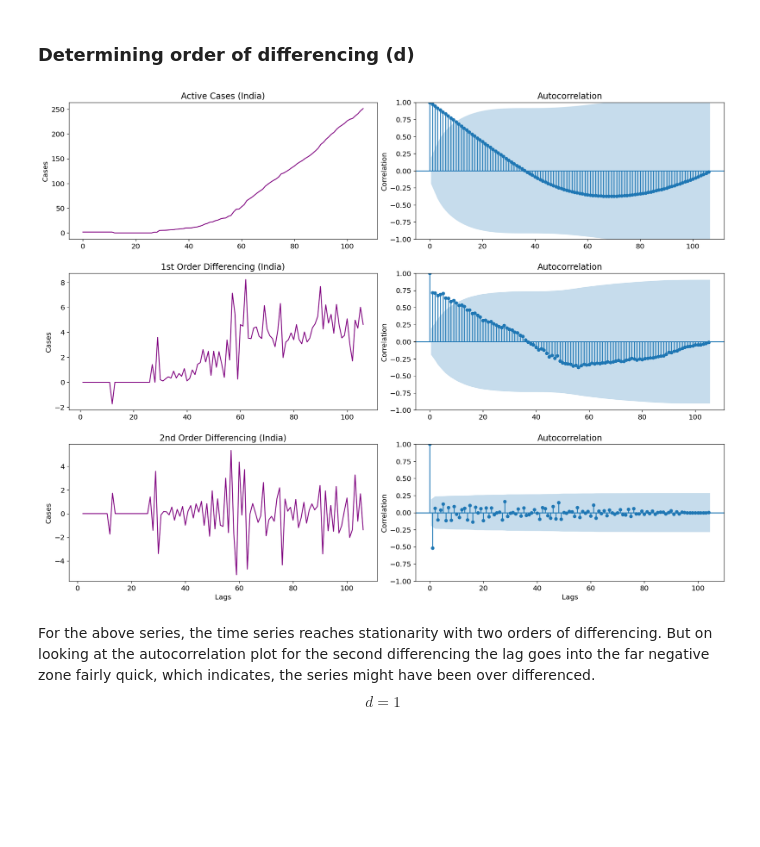
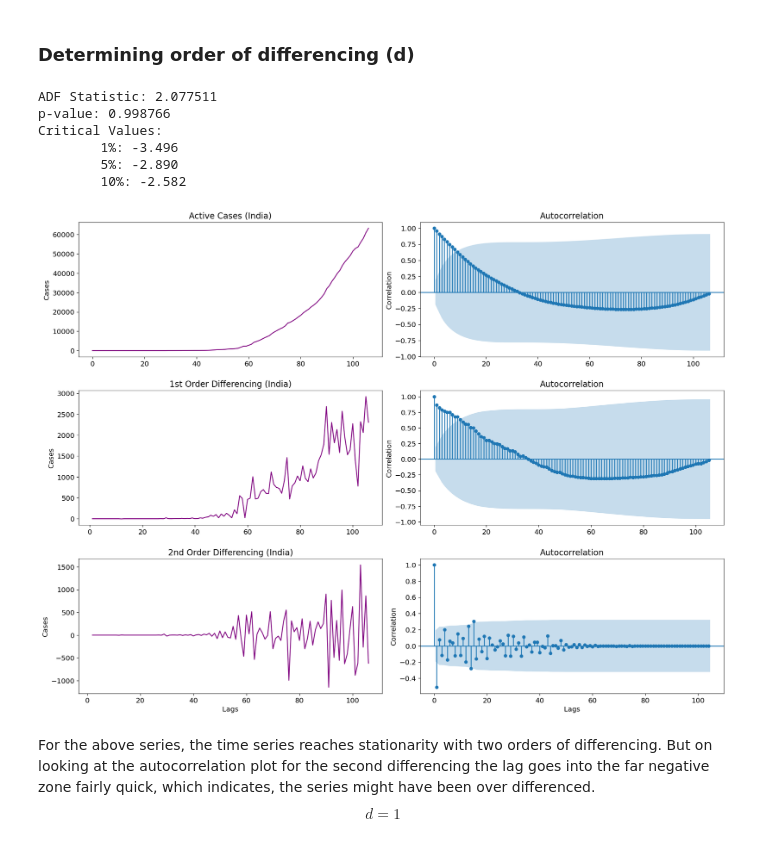
Before and after one commit to bharathvariar/Time-Forecasting-with-ARIMA-and-Neural-Networks, a Jupyter notebook: Deep Learning Project.ipynb, the cells around one changed output. Cells and saved outputs as stored; diff of their text form; code cells hidden in the pictures; blank space fills up the shorter version.

Commit message:
Model fit successfully on active cases in India

```diff
--- a/Deep Learning Project.ipynb
+++ b/Deep Learning Project.ipynb
@@ -93,38 +88,52 @@ confirmed_test = confirmed_df["2021-04-23":"2021-04-08"]
 ## Model Selection
 # %% [markdown]
 ### Determining order of differencing (d)
+# %%
+# Original Series
+country = "India"
+df = pd.DataFrame((active_train[country].to_numpy()), columns = {'cases'})
+# %%
+result = adfuller(df)
+print('ADF Statistic: %f' % result[0])
+print('p-value: %f' % result[1])
+print('Critical Values:')
+for key, value in result[4].items():
+    print('\t%s: %.3f' % (key, value))
+# %% [output]
+ADF Statistic: 2.077511
+p-value: 0.998766
+Critical Values:
+        1%: -3.496
+        5%: -2.890
+        10%: -2.582
 # %%
-# Original Series
-country = "India"
-df = pd.DataFrame(np.sqrt(active_train[country].to_numpy()), columns = {'cases'})
-
 fig, axes = plt.subplots(3, 2, figsize=(20, 15))
 fig.subplots_adjust(hspace=0.250, wspace=0.125)
 axes[0, 0].plot(df, "purple")
 axes[0, 0].set(title=f"Active Cases ({country})", ylabel="Cases")
 plot_acf(df, ax=axes[0, 1], lags=df.shape[0] - 1)
 axes[0, 1].set(ylabel="Correlation")
 
 # 1st Differencing
 axes[1, 0].plot(df.diff(), "purple")
 axes[1, 0].set(title=f"1st Order Differencing ({country})", ylabel="Cases")
 plot_acf(df.diff().dropna(), ax=axes[1, 1], lags=df.shape[0] - 2)
 axes[1, 1].set(ylabel="Correlation")
 
 
 # 2nd Differencing
 axes[2, 0].plot(df.diff().diff(), "purple")
 axes[2, 0].set(
     xlabel="Lags", ylabel="Cases", title=f"2nd Order Differencing ({country})"
 )
 axes[2, 1].set_xlabel("Lags")
 plot_acf(df.diff().diff().dropna(), ax=axes[2, 1], lags=df.shape[0] - 3)
 axes[2, 1].set(ylabel="Correlation")
 
 fig.savefig("Graphs/1.acf_plots.jpg")
 plt.show()
 # %% [output]
-[figure, old version]
+[figure, new version]
 # %% [markdown]
 For the above series, the time series reaches stationarity with two orders of differencing. But on looking at the autocorrelation plot for the second differencing the lag goes into the far negative zone fairly quick, which indicates, the series might have been over differenced.
 $$d = 1 $$
```
Also changed, not shown: parts of 14 cells of this notebook, 3 other files.
